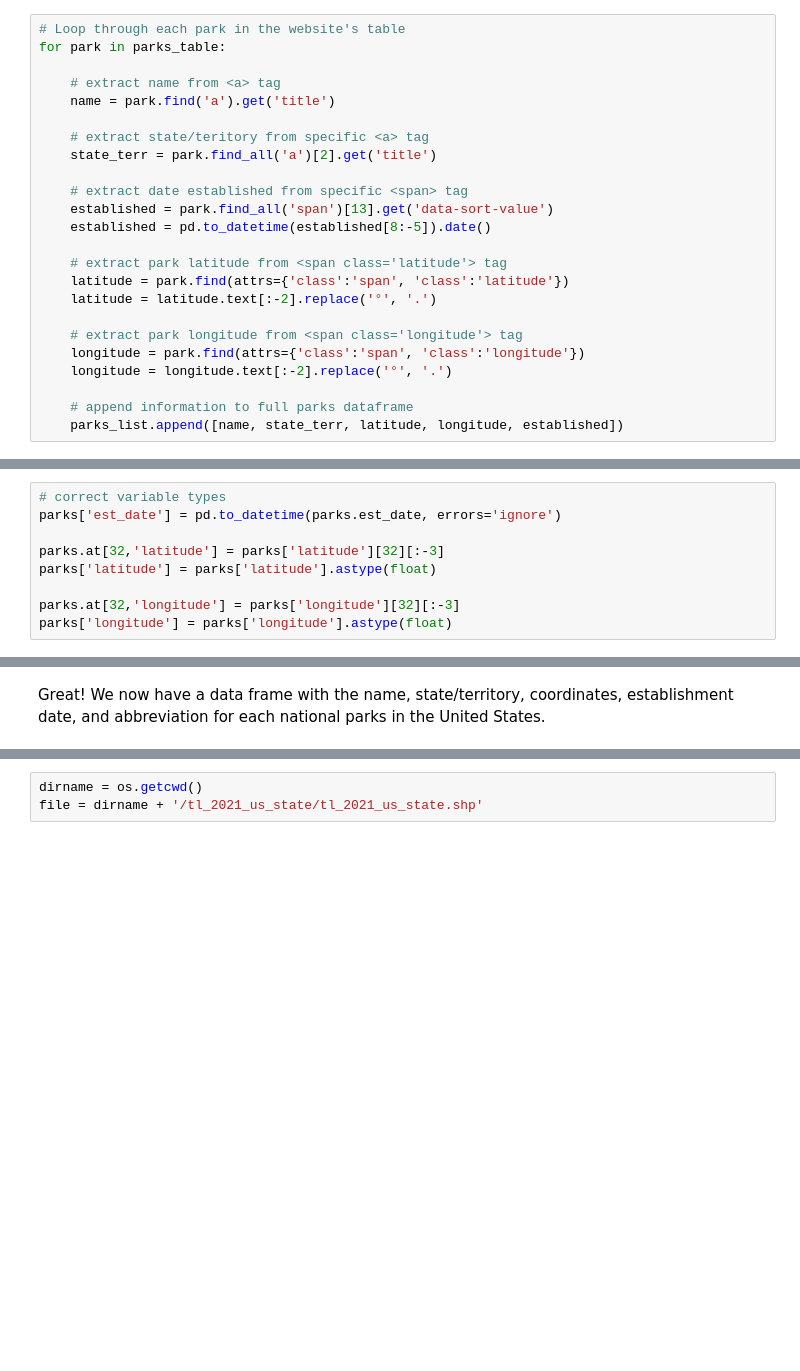
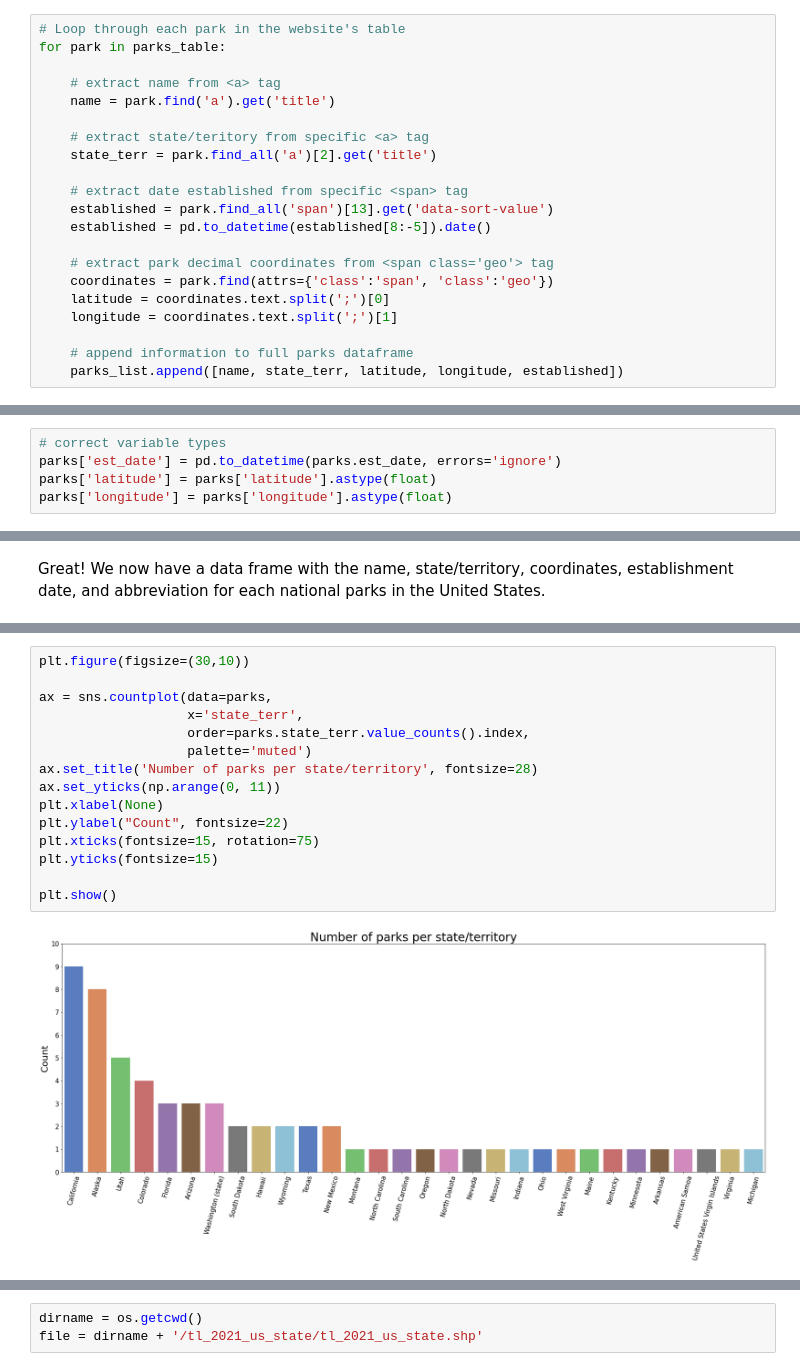
Before and after one commit to bostlund/side_projects, a Jupyter notebook: us_national_parks/us_national_parks.ipynb, the cells around one changed output, grey strips where cells are left out. Saved outputs shown, nothing was run; the diff lists cells and outputs as text; blank space fills up the shorter version.

```diff
--- a/us_national_parks/us_national_parks.ipynb
+++ b/us_national_parks/us_national_parks.ipynb
@@ -56,13 +57,10 @@ for park in parks_table:
     established = park.find_all('span')[13].get('data-sort-value')
     established = pd.to_datetime(established[8:-5]).date()
 
-    # extract park latitude from <span class='latitude'> tag
-    latitude = park.find(attrs={'class':'span', 'class':'latitude'})
-    latitude = latitude.text[:-2].replace('°', '.')
-
-    # extract park longitude from <span class='longitude'> tag
-    longitude = park.find(attrs={'class':'span', 'class':'longitude'})
-    longitude = longitude.text[:-2].replace('°', '.')
+    # extract park decimal coordinates from <span class='geo'> tag
+    coordinates = park.find(attrs={'class':'span', 'class':'geo'})
+    latitude = coordinates.text.split(';')[0]
+    longitude = coordinates.text.split(';')[1]
 
     # append information to full parks dataframe
     parks_list.append([name, state_terr, latitude, longitude, established])
@@ -86,9 +84,5 @@ parks = pd.DataFrame(parks_list,
 # %%
 # correct variable types
 parks['est_date'] = pd.to_datetime(parks.est_date, errors='ignore')
-
-parks.at[32,'latitude'] = parks['latitude'][32][:-3]
 parks['latitude'] = parks['latitude'].astype(float)
-
-parks.at[32,'longitude'] = parks['longitude'][32][:-3]
 parks['longitude'] = parks['longitude'].astype(float)
@@ -136,0 +136,17 @@ Following [this tutorial](https://medium.com/@jl_ruiz/plot-maps-from-the-us-cens
+# %%
+plt.figure(figsize=(30,10))
+
+ax = sns.countplot(data=parks,
+                   x='state_terr',
+                   order=parks.state_terr.value_counts().index,
+                   palette='muted')
+ax.set_title('Number of parks per state/territory', fontsize=28)
+ax.set_yticks(np.arange(0, 11))
+plt.xlabel(None)
+plt.ylabel("Count", fontsize=22)
+plt.xticks(fontsize=15, rotation=75)
+plt.yticks(fontsize=15)
+
+plt.show()
+# %% [output]
+[figure, added]
```
Also changed, not shown: parts of 11 cells of this notebook.
